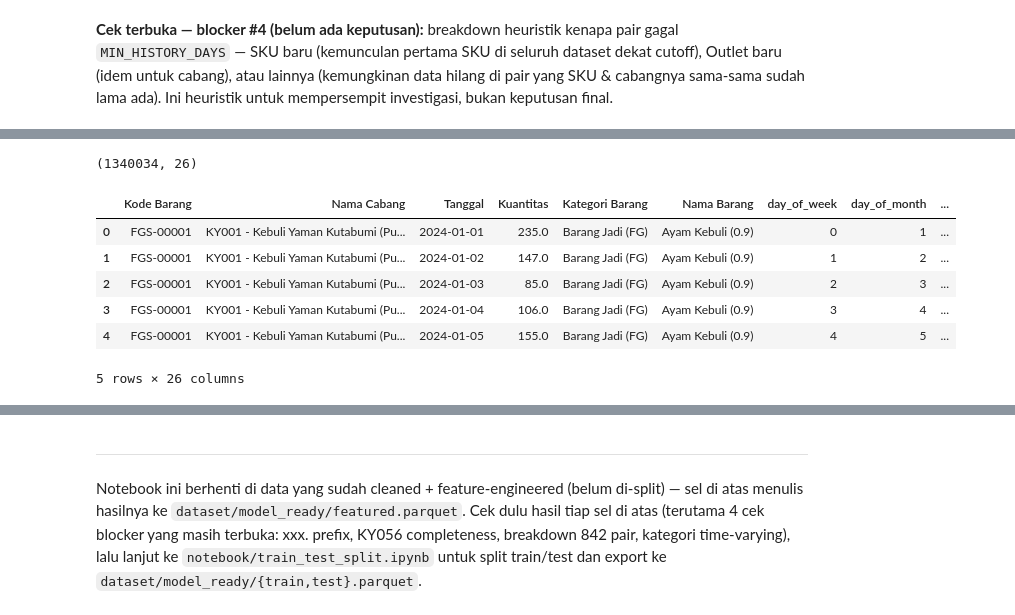
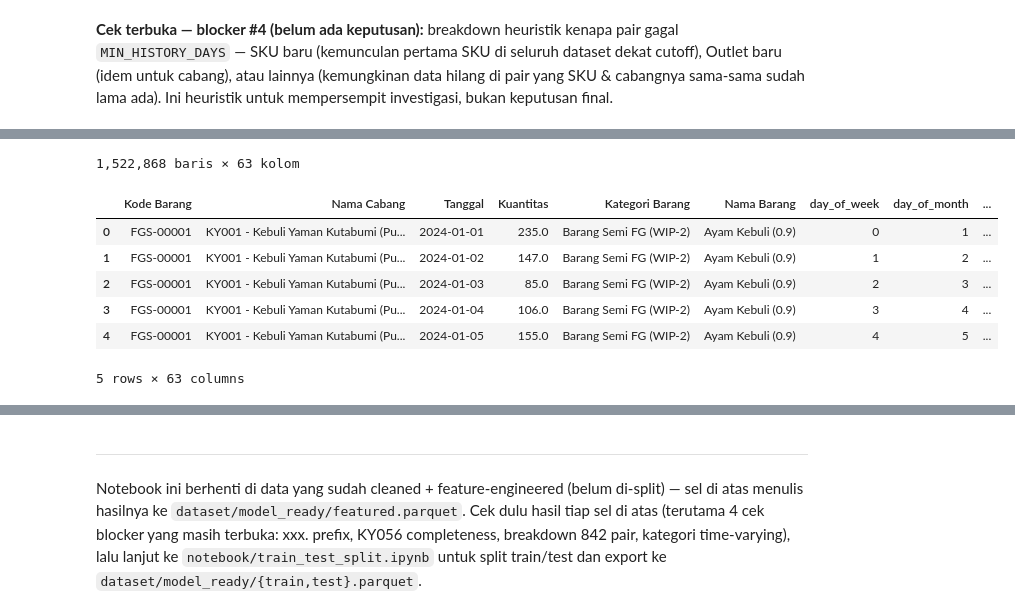
Before and after one commit to ramapdp/forecast-scm, a Jupyter notebook: notebook/data-processing.ipynb, the cells around one changed output, grey strips where cells are left out. Saved outputs shown, nothing was run; the diff lists cells and outputs as text; code cells hidden in the pictures.

```diff
--- a/notebook/data-processing.ipynb
+++ b/notebook/data-processing.ipynb
@@ -240,15 +252,23 @@ Name: count, dtype: int64
 # %%
 calendar_features.check_year_coverage(panel["Tanggal"])
-featured = calendar_features.add_calendar_features(panel)
 
-print(featured.shape)
+featured = prepare_forecast_data.engineer_features(
+    panel,
+    outlets_df=outlets_df,
+    overrides_df=overrides_df,
+    region_df=region_df,
+    cutoff=cutoff,
+)
+print(f"{len(featured):,} baris × {len(featured.columns)} kolom")
+assert len(featured.columns) == 63, f"Diharapkan 63 kolom, dapat {len(featured.columns)}"
+
 featured.head()
 # %% [output]
-(1340034, 26)
+1,522,868 baris × 63 kolom
 |  | Kode Barang | Nama Cabang | Tanggal | Kuantitas | Kategori Barang | Nama Barang | day_of_week | day_of_month | ... |
-| 0 | FGS-00001 | KY001 - Kebuli Yaman Kutabumi (Pu... | 2024-01-01 | 235.0 | Barang Jadi (FG) | Ayam Kebuli (0.9) | 0 | 1 | ... |
-| 1 | FGS-00001 | KY001 - Kebuli Yaman Kutabumi (Pu... | 2024-01-02 | 147.0 | Barang Jadi (FG) | Ayam Kebuli (0.9) | 1 | 2 | ... |
-| 2 | FGS-00001 | KY001 - Kebuli Yaman Kutabumi (Pu... | 2024-01-03 | 85.0 | Barang Jadi (FG) | Ayam Kebuli (0.9) | 2 | 3 | ... |
-| 3 | FGS-00001 | KY001 - Kebuli Yaman Kutabumi (Pu... | 2024-01-04 | 106.0 | Barang Jadi (FG) | Ayam Kebuli (0.9) | 3 | 4 | ... |
-| 4 | FGS-00001 | KY001 - Kebuli Yaman Kutabumi (Pu... | 2024-01-05 | 155.0 | Barang Jadi (FG) | Ayam Kebuli (0.9) | 4 | 5 | ... |
+| 0 | FGS-00001 | KY001 - Kebuli Yaman Kutabumi (Pu... | 2024-01-01 | 235.0 | Barang Semi FG (WIP-2) | Ayam Kebuli (0.9) | 0 | 1 | ... |
+| 1 | FGS-00001 | KY001 - Kebuli Yaman Kutabumi (Pu... | 2024-01-02 | 147.0 | Barang Semi FG (WIP-2) | Ayam Kebuli (0.9) | 1 | 2 | ... |
+| 2 | FGS-00001 | KY001 - Kebuli Yaman Kutabumi (Pu... | 2024-01-03 | 85.0 | Barang Semi FG (WIP-2) | Ayam Kebuli (0.9) | 2 | 3 | ... |
+| 3 | FGS-00001 | KY001 - Kebuli Yaman Kutabumi (Pu... | 2024-01-04 | 106.0 | Barang Semi FG (WIP-2) | Ayam Kebuli (0.9) | 3 | 4 | ... |
+| 4 | FGS-00001 | KY001 - Kebuli Yaman Kutabumi (Pu... | 2024-01-05 | 155.0 | Barang Semi FG (WIP-2) | Ayam Kebuli (0.9) | 4 | 5 | ... |
-5 rows × 26 columns
+5 rows × 63 columns
```
Also changed, not shown: parts of 31 cells of this notebook.
